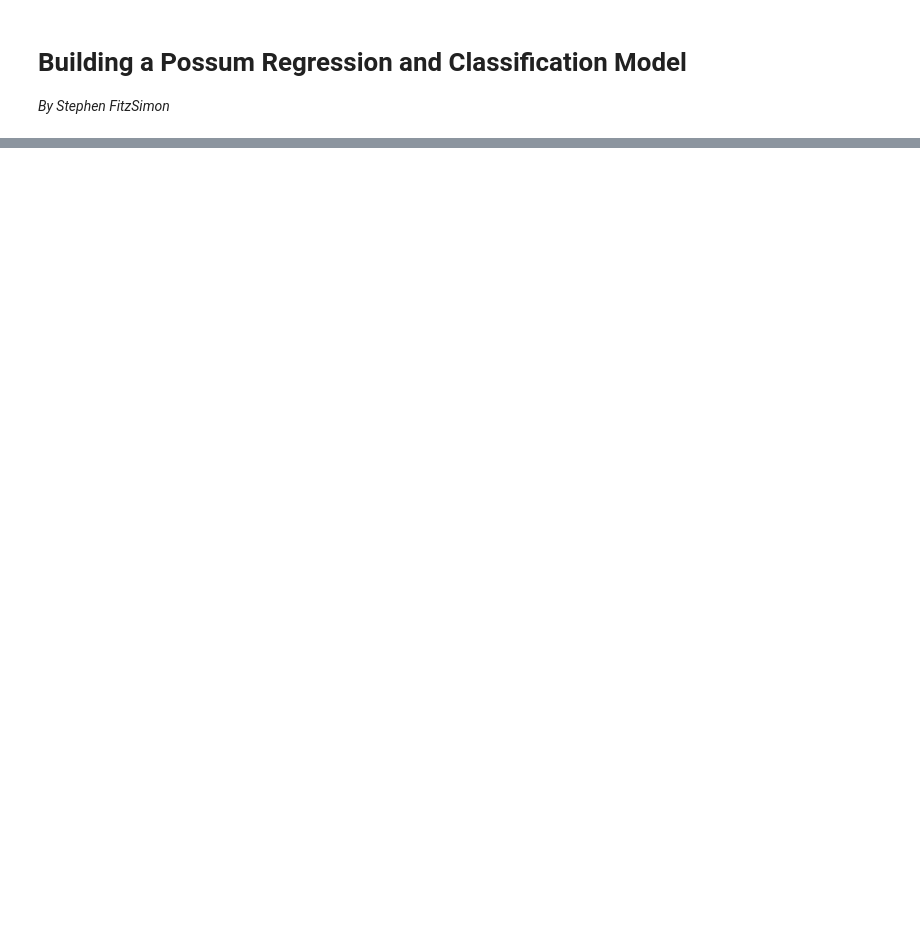
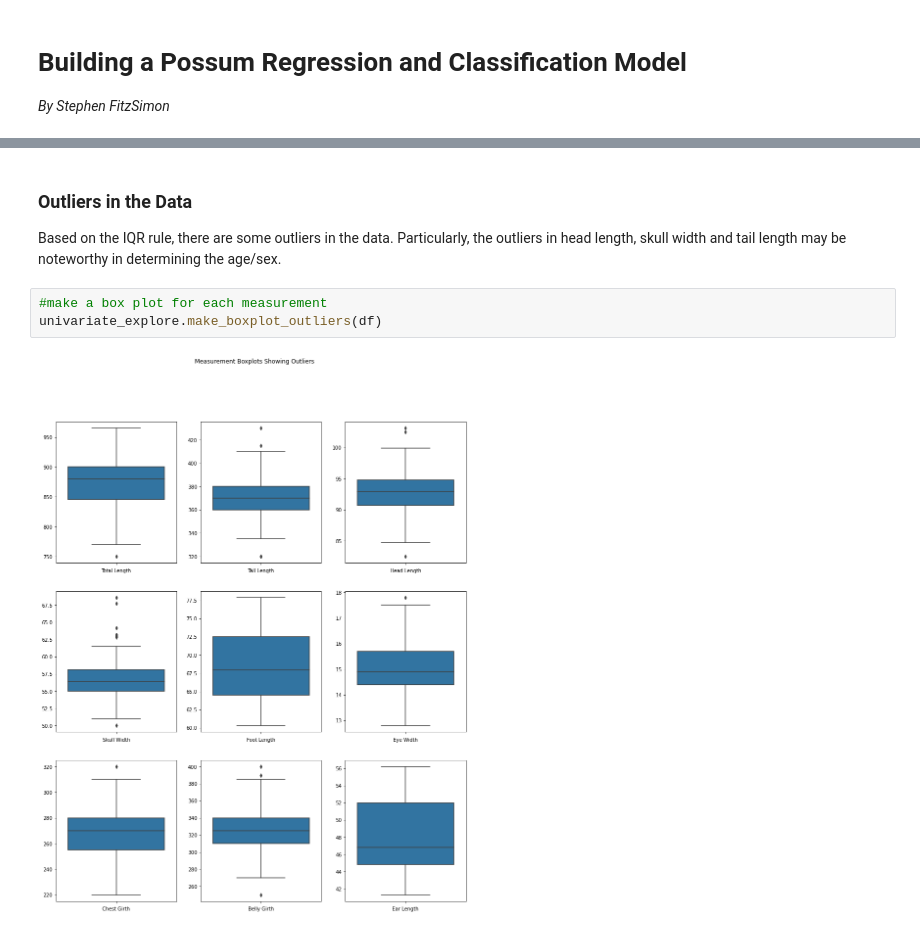
Before and after one commit to stephenfitzsimon/possum-regression, a Jupyter notebook: possum_models.ipynb, the cells around one changed output, grey strips where cells are left out. Saved outputs shown, nothing was run; the diff lists cells and outputs as text; blank space fills up the shorter version.

```diff
--- a/possum_models.ipynb
+++ b/possum_models.ipynb
@@ -139,0 +176,9 @@ df
+# %% [markdown]
+### Outliers in the Data <a name='outliers'></a>
+
+Based on the IQR rule, there are some outliers in the data.  Particularly, the outliers in head length, skull width and tail length may be noteworthy in determining the age/sex.
+# %%
+#make a box plot for each measurement
+univariate_explore.make_boxplot_outliers(df)
+# %% [output]
+[figure, added]
```
Also changed, not shown: parts of 17 cells of this notebook, 4 other files.
